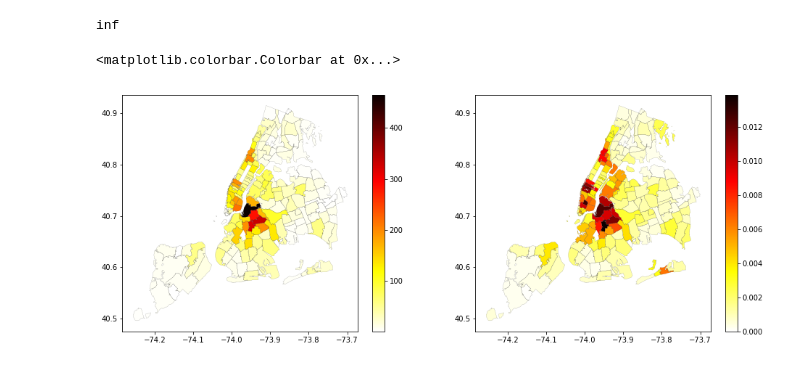
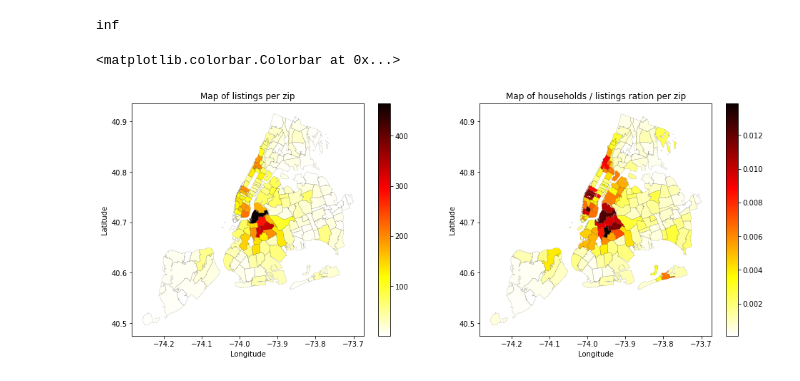
Before and after one commit to sbg389/ads2017, a Jupyter notebook: 3_data_wrangling_combined.ipynb, the cells around one changed output. Drawn from its saved outputs; the diff is of its cells as text; code cells hidden in the pictures.

```diff
--- a/3_data_wrangling_combined.ipynb
+++ b/3_data_wrangling_combined.ipynb
@@ -77,35 +77,35 @@ geoZips = geoZips[geoZips.listingsHouseholdsRatio != inf]
 # %%
 fig, (ax1, ax2) = pl.subplots(nrows=1, ncols=2, figsize=(16, 6))
 
 # Plot Total Listings Per Zip
 geoZips.plot(column='listing', cmap='hot_r', alpha=1,
                         linewidth=0.1, ax=ax1)
 
-ax.set_title('Map of listings per zip')
-ax.set_xlabel('Longitude')
-ax.set_ylabel('Latitude')
+ax1.set_title('Map of listings per zip')
+ax1.set_xlabel('Longitude')
+ax1.set_ylabel('Latitude')
 
 normalize = mcolors.Normalize(vmin=geoZips.listing.min(),
                               vmax=geoZips.listing.max())
 colormap = cm.hot_r
 scalarmappaple = cm.ScalarMappable(norm=normalize, cmap=colormap)
 scalarmappaple.set_array(geoZips.listing)
 pl.colorbar(scalarmappaple, ax=ax1)
 
 # Plot listings household ratio per zip
 geoZips.plot(column='listingsHouseholdsRatio', cmap='hot_r', alpha=1,
                         linewidth=0.1, ax=ax2)
 
-ax.set_title('Map of households / listings ration per zip')
-ax.set_xlabel('Longitude')
-ax.set_ylabel('Latitude')
+ax2.set_title('Map of households / listings ration per zip')
+ax2.set_xlabel('Longitude')
+ax2.set_ylabel('Latitude')
 
 normalize = mcolors.Normalize(vmin=geoZips.listingsHouseholdsRatio.min(),
                               vmax=geoZips.listingsHouseholdsRatio.max())
 colormap = cm.hot_r
 scalarmappaple = cm.ScalarMappable(norm=normalize, cmap=colormap)
 scalarmappaple.set_array(geoZips.listingsHouseholdsRatio)
 pl.colorbar(scalarmappaple, ax=ax2)
 # %% [output]
 <matplotlib.colorbar.Colorbar at 0x...>
-[figure, old version]
+[figure, new version]
```
Also changed, not shown: parts of 24 cells of this notebook, 1 other file.
